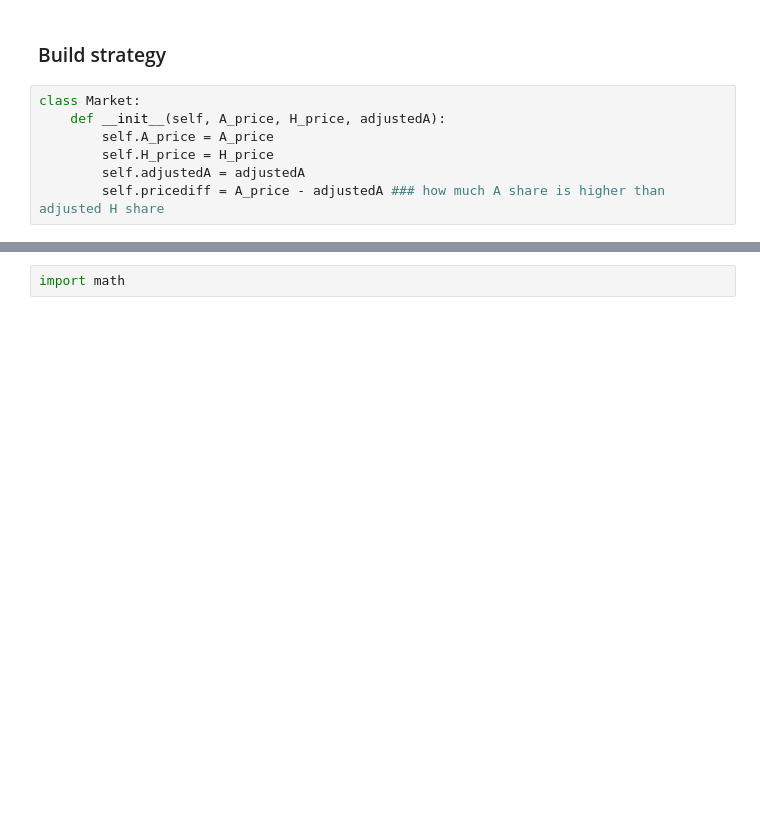
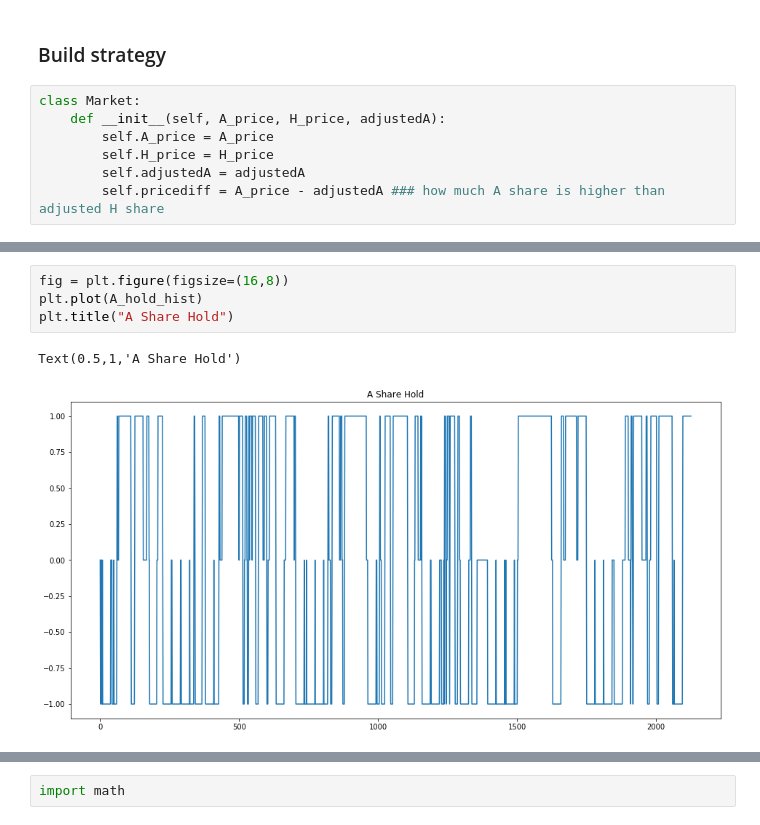
Before and after one commit to PRESIDENT810/FIN3080-P1, a Jupyter notebook: Strategy.ipynb, the cells around one changed output, grey strips where cells are left out. Cells and saved outputs as stored; diff of their text form; blank space fills up the shorter version.

```diff
--- a/Strategy.ipynb
+++ b/Strategy.ipynb
@@ -149,0 +141,7 @@ H_hold_hist = []
+# %%
+fig = plt.figure(figsize=(16,8))
+plt.plot(A_hold_hist)
+plt.title("A Share Hold")
+# %% [output]
+Text(0.5,1,'A Share Hold')
+[figure, added]
```
Also changed, not shown: parts of 10 cells of this notebook, 3 other files.
